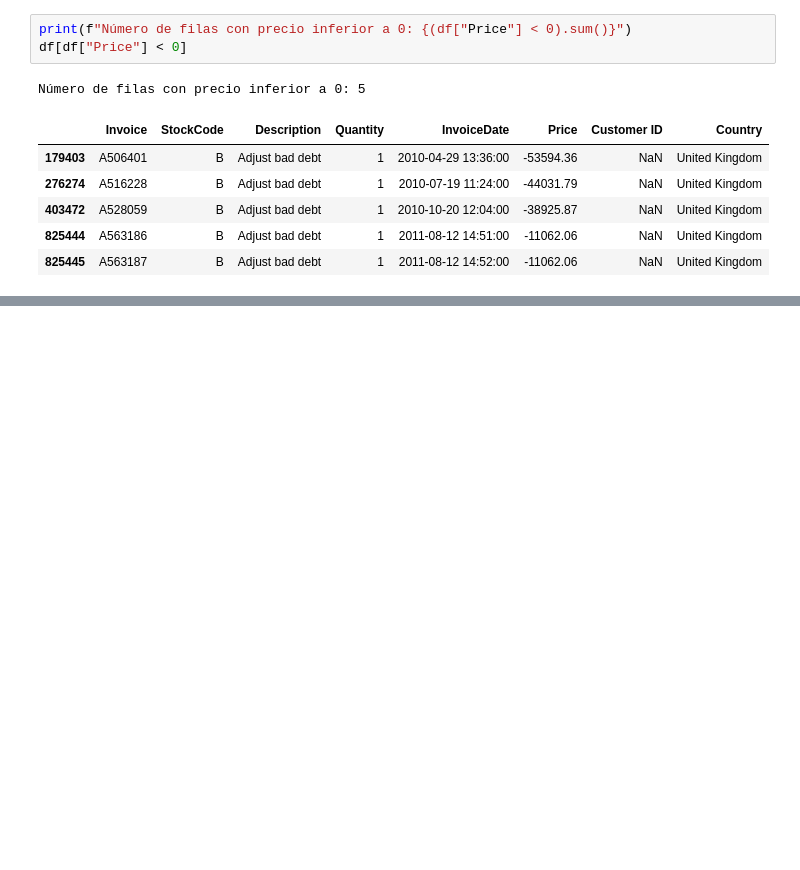
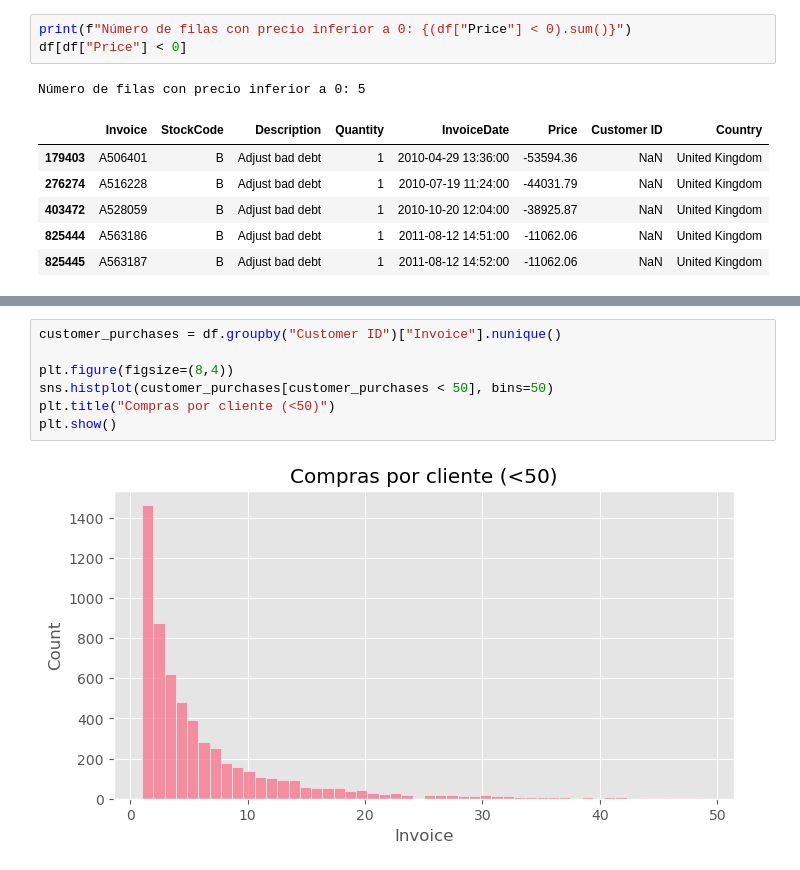
Before and after one commit to OscarFdz24/Proyecto_ML_Clientes_Oscar_Fernandez, a Jupyter notebook: EDA/Data_01_Exploration.ipynb, the cells around one changed output, grey strips where cells are left out. Drawn from its saved outputs; the diff is of its cells as text; blank space fills up the shorter version.

```diff
--- a/EDA/Data_01_Exploration.ipynb
+++ b/EDA/Data_01_Exploration.ipynb
@@ -294,0 +460,9 @@ Al ser pocas decido eliminarlas, ya que no marcan que sean una cancelacion o una
+# %%
+customer_purchases = df.groupby("Customer ID")["Invoice"].nunique()
+
+plt.figure(figsize=(8,4))
+sns.histplot(customer_purchases[customer_purchases < 50], bins=50)
+plt.title("Compras por cliente (<50)")
+plt.show()
+# %% [output]
+[figure, added]
```
Also changed, not shown: parts of 20 cells of this notebook.
